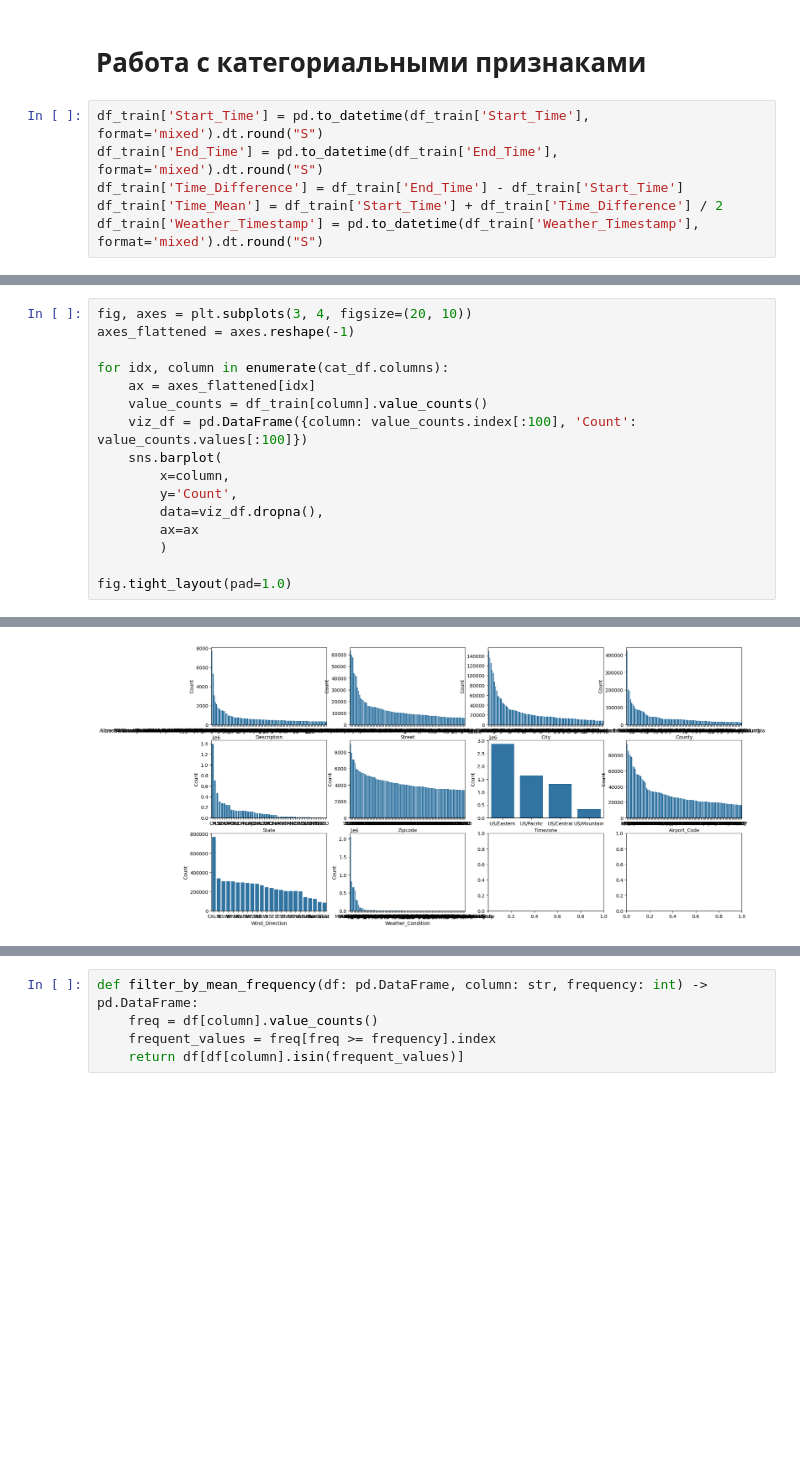
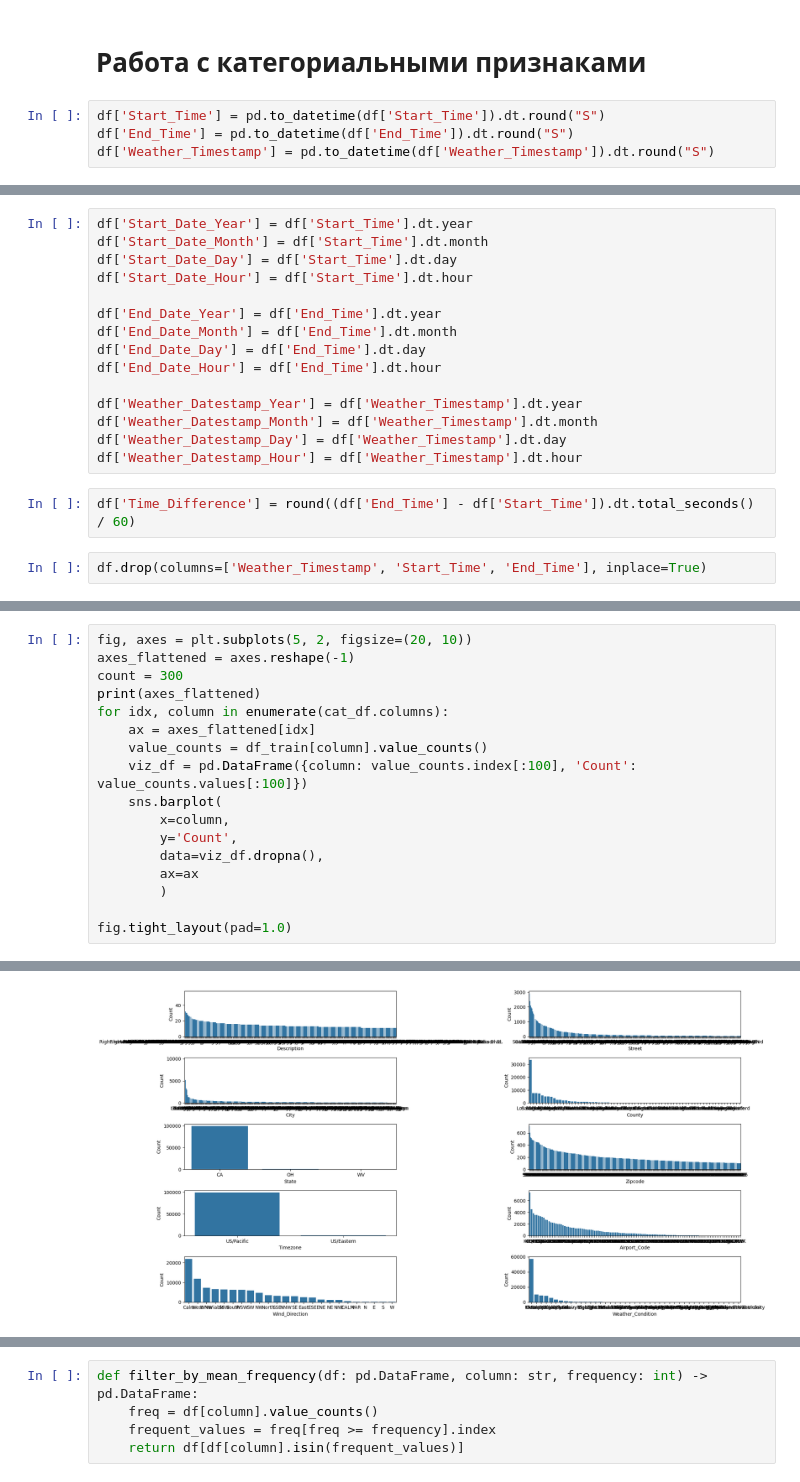
Before and after one commit to ARnoD0rian/classification-of-roads-accidients, a Jupyter notebook: main.ipynb, the cells around one changed output, grey strips where cells are left out. Drawn from its saved outputs; the diff is of its cells as text; blank space fills up the shorter version.

```diff
--- a/main.ipynb
+++ b/main.ipynb
@@ -371,11 +419,9 @@ for index, column in enumerate(out_col):
 # %% [markdown]
 # Работа с категориальными признаками
 # %%
-df_train['Start_Time'] = pd.to_datetime(df_train['Start_Time'], format='mixed').dt.round("S")
-df_train['End_Time'] = pd.to_datetime(df_train['End_Time'], format='mixed').dt.round("S")
-df_train['Time_Difference'] = df_train['End_Time'] - df_train['Start_Time']
-df_train['Time_Mean'] = df_train['Start_Time'] + df_train['Time_Difference'] / 2
-df_train['Weather_Timestamp'] = pd.to_datetime(df_train['Weather_Timestamp'], format='mixed').dt.round("S")
+df['Start_Time'] = pd.to_datetime(df['Start_Time']).dt.round("S")
+df['End_Time'] = pd.to_datetime(df['End_Time']).dt.round("S")
+df['Weather_Timestamp'] = pd.to_datetime(df['Weather_Timestamp']).dt.round("S")
 # %%
 plt.plot([i + 1 for i in range(len(df_train))], df_train['Time_Difference'], marker='o')
 # %% [output]
@@ -390,6 +436,25 @@ cat_df.head()
 | 4258452 | 2022-06-06 17:58:37.000000000 | 2022-06-06 20:02:17.000000000 | Stationary traffic on FL-70 from ... | 60th St E | Bradenton | Manatee | FL | 34203 | US/Eastern | ... |
 | 5270654 | 2022-12-16 20:23:31 | 2022-12-16 21:38:31 | Incident on DALLAS PKWY near SOUT... | Dallas Pkwy | Dallas | Dallas | TX | 75240-4334 | US/Central | ... |
 | 5921883 | 2021-09-10 03:59:30 | 2021-09-10 04:42:30 | Stationary traffic on CA-160 - CA... | State Highway 12 | Isleton | Sacramento | CA | 95641 | US/Pacific | ... |
+# %%
+df['Start_Date_Year'] = df['Start_Time'].dt.year
+df['Start_Date_Month'] = df['Start_Time'].dt.month
+df['Start_Date_Day'] = df['Start_Time'].dt.day
+df['Start_Date_Hour'] = df['Start_Time'].dt.hour
+
+df['End_Date_Year'] = df['End_Time'].dt.year
+df['End_Date_Month'] = df['End_Time'].dt.month
+df['End_Date_Day'] = df['End_Time'].dt.day
+df['End_Date_Hour'] = df['End_Time'].dt.hour
+
+df['Weather_Datestamp_Year'] = df['Weather_Timestamp'].dt.year
+df['Weather_Datestamp_Month'] = df['Weather_Timestamp'].dt.month
+df['Weather_Datestamp_Day'] = df['Weather_Timestamp'].dt.day
+df['Weather_Datestamp_Hour'] = df['Weather_Timestamp'].dt.hour
+# %%
+df['Time_Difference'] = round((df['End_Time'] - df['Start_Time']).dt.total_seconds() / 60)
+# %%
+df.drop(columns=['Weather_Timestamp', 'Start_Time', 'End_Time'], inplace=True)
 # %%
 new_Twilight_names = {
     'Sunrise_Sunset': 'Is_Day',
@@ -426,7 +522,8 @@ len(num_df.columns), len(bool_df.columns), len(cat_df.columns)
 # %%
-fig, axes = plt.subplots(3, 4, figsize=(20, 10))
+fig, axes = plt.subplots(5, 2, figsize=(20, 10))
 axes_flattened = axes.reshape(-1)
-
+count = 300
+print(axes_flattened)
 for idx, column in enumerate(cat_df.columns):
     ax = axes_flattened[idx]
     value_counts = df_train[column].value_counts()
@@ -443 +542 @@ fig.tight_layout(pad=1.0)
-[figure, old version]
+[figure, new version]
```
Also changed, not shown: parts of 144 cells of this notebook.
